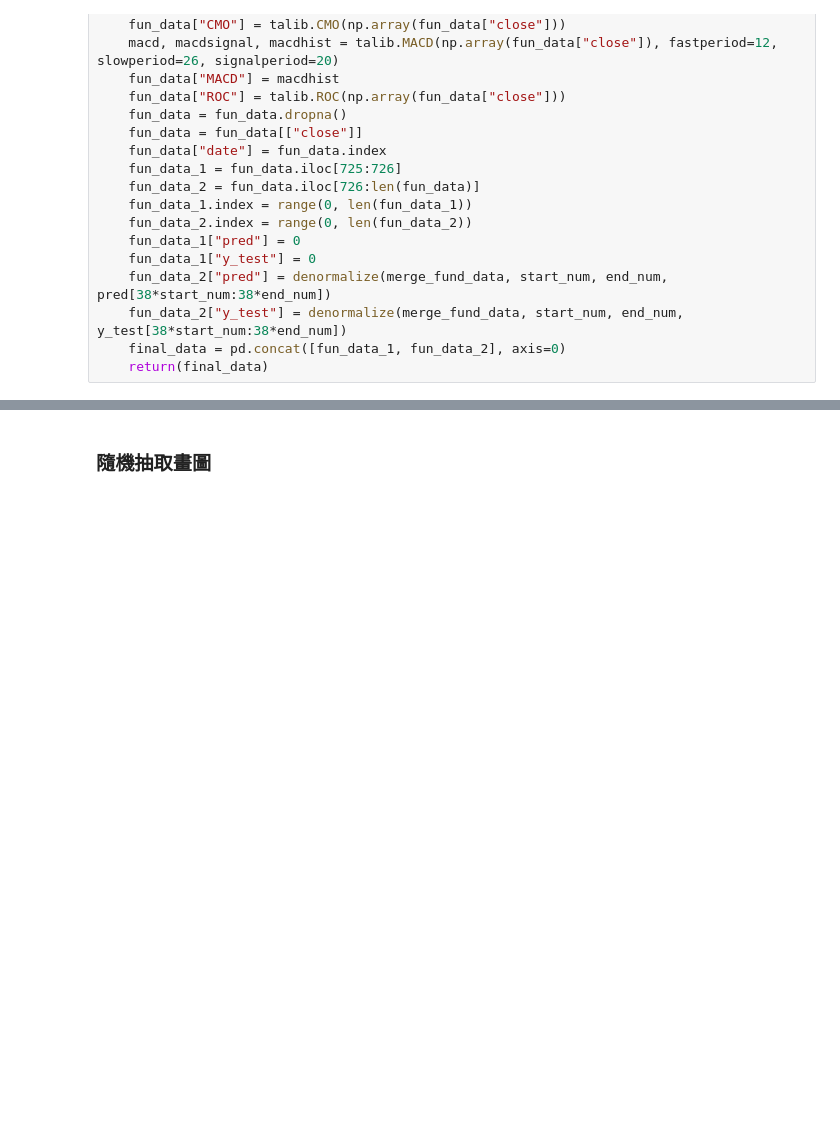
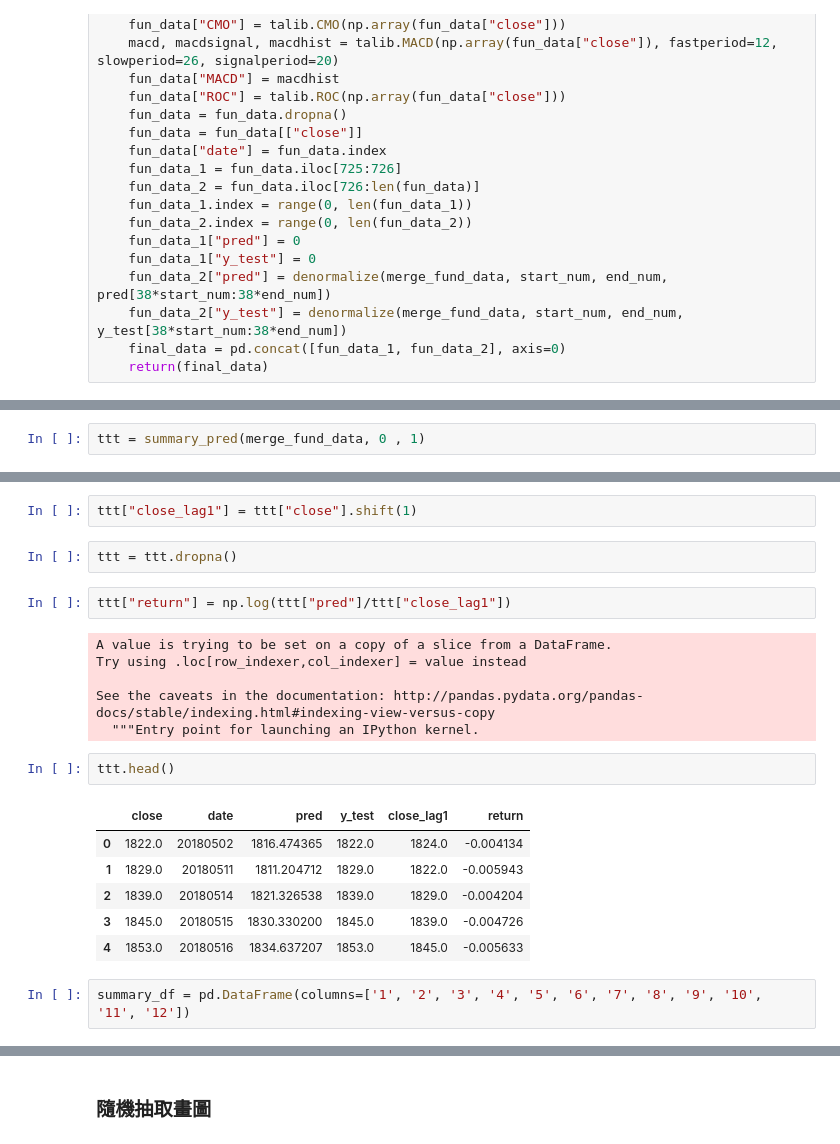
Before and after one commit to wellgary/MachineLearning, a Jupyter notebook: fund_data/revise_fund.ipynb, the cells around one changed output, grey strips where cells are left out. Drawn from its saved outputs; the diff is of its cells as text; blank space fills up the shorter version.

```diff
--- a/fund_data/revise_fund.ipynb
+++ b/fund_data/revise_fund.ipynb
@@ -514,0 +459,2 @@ plot_1
+# %%
+ttt = summary_pred(merge_fund_data, 0 , 1)
@@ -514,0 +478,23 @@ plot_1
+# %%
+ttt["close_lag1"] = ttt["close"].shift(1)
+# %%
+ttt = ttt.dropna()
+# %%
+ttt["return"] = np.log(ttt["pred"]/ttt["close_lag1"])
+# %% [output]
+A value is trying to be set on a copy of a slice from a DataFrame.
+Try using .loc[row_indexer,col_indexer] = value instead
+
+See the caveats in the documentation: http://pandas.pydata.org/pandas-docs/stable/indexing.html#indexing-view-versus-copy
+  """Entry point for launching an IPython kernel.
+# %%
+ttt.head()
+# %% [output]
+|  | close | date | pred | y_test | close_lag1 | return |
+| 0 | 1822.0 | 20180502 | 1816.474365 | 1822.0 | 1824.0 | -0.004134 |
+| 1 | 1829.0 | 20180511 | 1811.204712 | 1829.0 | 1822.0 | -0.005943 |
+| 2 | 1839.0 | 20180514 | 1821.326538 | 1839.0 | 1829.0 | -0.004204 |
+| 3 | 1845.0 | 20180515 | 1830.330200 | 1845.0 | 1839.0 | -0.004726 |
+| 4 | 1853.0 | 20180516 | 1834.637207 | 1853.0 | 1845.0 | -0.005633 |
+# %%
+summary_df = pd.DataFrame(columns=['1', '2', '3', '4', '5', '6', '7', '8', '9', '10', '11', '12'])
```
Also changed, not shown: parts of 6 cells of this notebook.
